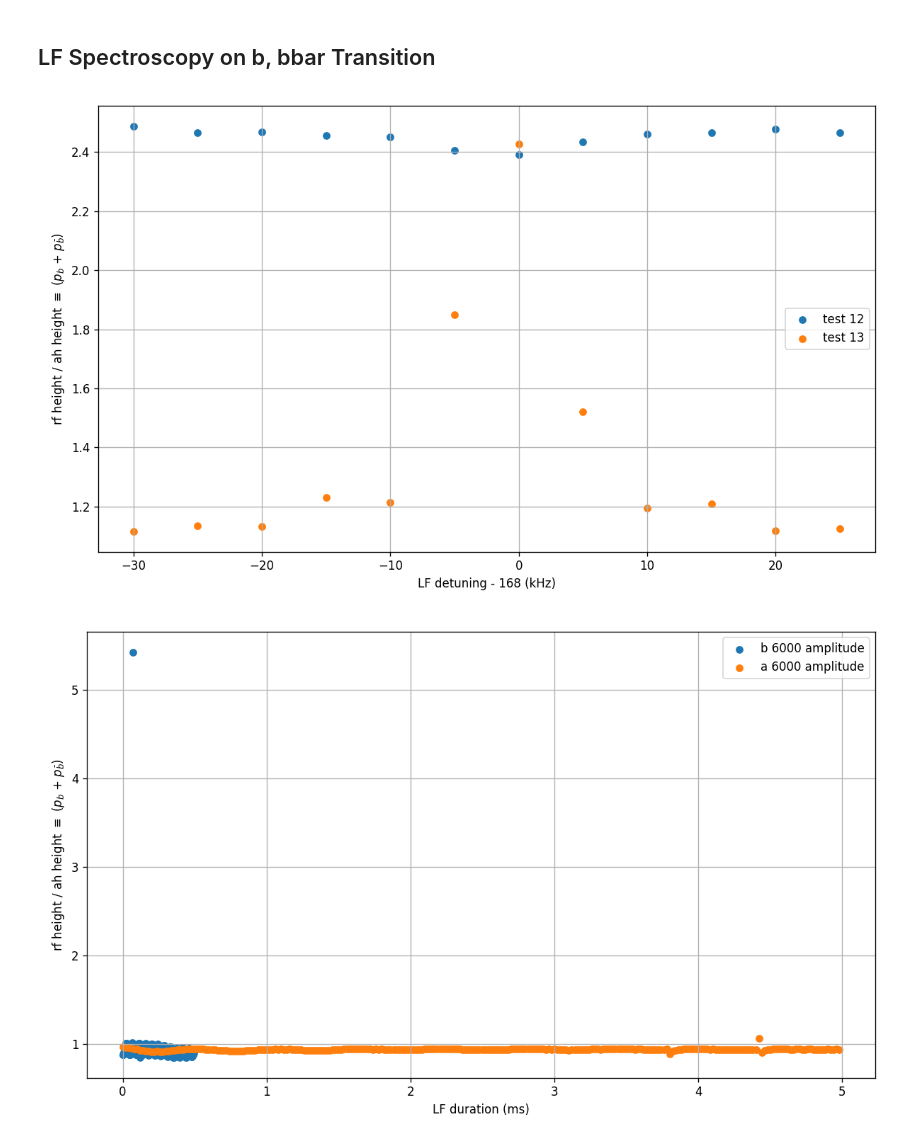
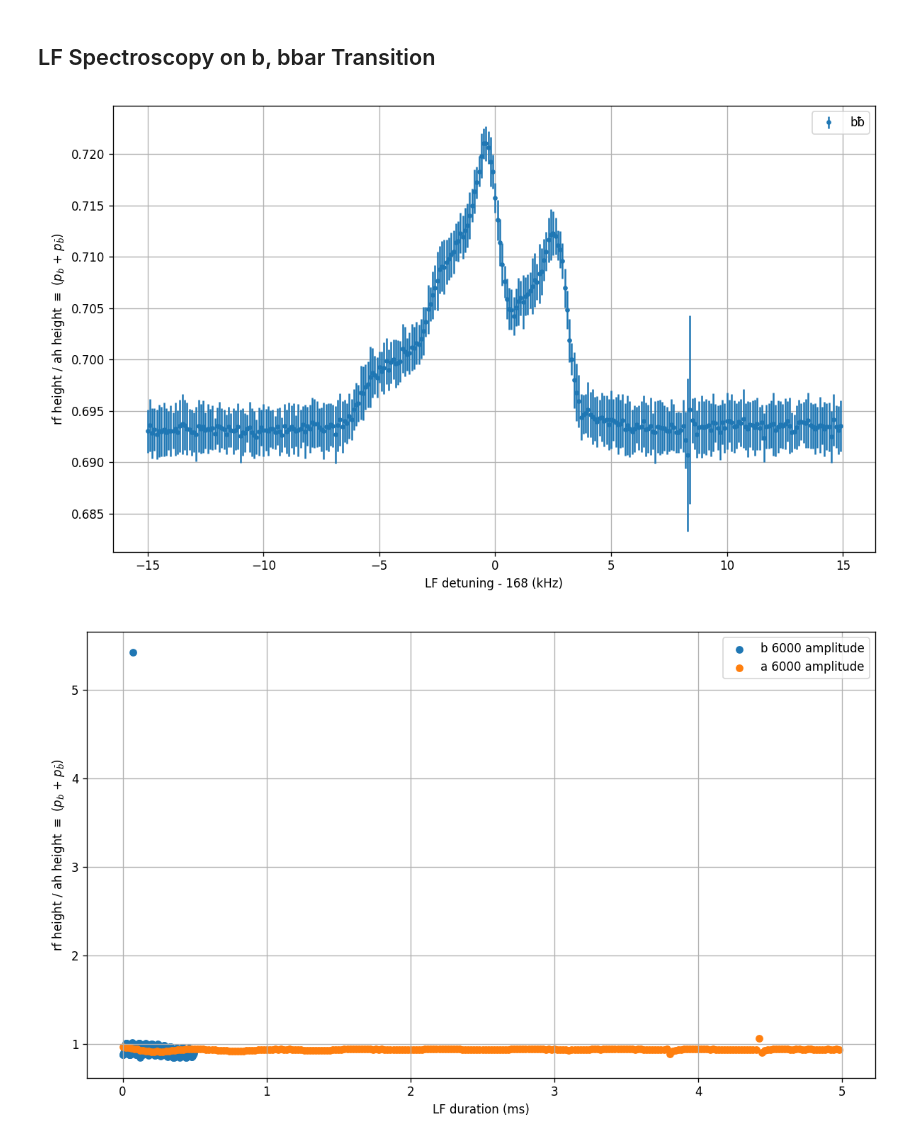
Before and after one commit to vuthalab/onix, a Jupyter notebook: analysis/lf_spectroscopy.ipynb, the cells around one changed output. Cells and saved outputs as stored; diff of their text form; code cells hidden in the pictures.

```diff
--- a/analysis/lf_spectroscopy.ipynb
+++ b/analysis/lf_spectroscopy.ipynb
@@ -290,11 +289,6 @@ data = {
     "rf test 0.5 ms, rf sweep -110 to -10, antihole rf assist": (529901, 529930),
     "rf test 0.5 ms, rf sweep -110 to -10, antihole rf assist, repeat": (529946, 529975),
     "rf test 0.5 ms, rf sweep -80 to -40, antihole rf assist": (529976, 529990),
-}
-data = {
-    # ramsey data
-    "1 ms wait, 7 us pi/2": (530343, 530366),
-    "1 ms wait, 7 us pi/2, repeat": (530367, 530396),
 }
 data = {
     #"lf test, 8000 amplitude, 30 ms": (530006, 530045),
@@ -339,40 +333,66 @@ data = {
     # "aā, 800 amplitude - 1 ms": (532428, 532487),
     # "bƀ, 60 amplitude - 1 ms": (532338, 532427)
 
-    "test 12": (534351, 534362),
-    "test 13": (534363, 534374),
+    # "test 12": (534351, 534362),
+    # "test 13": (534363, 534374),
+
+    ## DENSE
+    # "bƀ, 60 amplitude - 1 ms 1": (535187, 535486),
+    # "bƀ, 60 amplitude - 1 ms 2": (535487, 535786),
+    # "bƀ, 60 amplitude - 1 ms 3": (535787, 536086),
+    # "bƀ, 60 amplitude - 1 ms 4": (536087, 536386),
+    # "bƀ, 60 amplitude - 1 ms 5": (536387, 536686),
+
+    "bƀ": (535487, 538486)
+
 }
+
+# def averaging_ys(xs, ys):
+#     xs_unique = np.unique(xs)
+#     ys_to_avg = [[] for _ in range(len(xs_unique))]
+#     for x, y in zip(xs, ys):
+#         ys_to_avg[np.argwhere(xs_unique == x)[0][0]].append(y)
+#     ys_avg = []
+#     for y_list in ys_to_avg:
+#         ys_avg.append(np.average(y_list))
+#     ys_avg = np.array(ys_avg)
+
+#     return xs_unique, ys_avg
+
 
 def averaging_ys(xs, ys):
     xs_unique = np.unique(xs)
     ys_to_avg = [[] for _ in range(len(xs_unique))]
     for x, y in zip(xs, ys):
         ys_to_avg[np.argwhere(xs_unique == x)[0][0]].append(y)
     ys_avg = []
+    ys_std = []
     for y_list in ys_to_avg:
         ys_avg.append(np.average(y_list))
+        ys_std.append(np.std(y_list))
     ys_avg = np.array(ys_avg)
+    ys_std = np.array(ys_std)
 
-    return xs_unique, ys_avg
+    return xs_unique, ys_avg, ys_std
 
 
 fig, ax = plt.subplots(figsize = (10, 6), dpi = 120)
 for ll, (label, data_range) in enumerate(data.items()):
     data_list = data_identification_to_list(data_range)
     rf_heights, ah_heights, rf_bgs, ah_bgs, headers = rf_spectroscopy_ah_ratio(data_list)
     xs = [header["params"]["lf"]["detuning"].to("kHz").magnitude for header in headers]
     ys = rf_heights[0] / ah_heights[0]
-    xs, ys = averaging_ys(xs, ys)
-    ax.scatter(xs, ys, label=label, s = 30)
+    xs, ys, errs = averaging_ys(xs, ys)
+    ax.errorbar(xs, ys, errs, label=label, marker='.', linestyle='')
 
 ax.set_xlabel(f"LF detuning - {headers[0]["params"]["lf"]["center_frequency"].to("kHz").magnitude} (kHz)")
 ax.set_ylabel("rf height / ah height $\\equiv$ ($p_b$ + $p_\\bar{b}$)")
 ax.legend()
 ax.grid()
 plt.tight_layout()
 plt.show()
 # %% [output]
-[figure, old version]
+[figure, new version]
 # %%
 data = {
     # "lf 1000 amplitude": (530186, 530205),
```
Also changed, not shown: parts of 19 cells of this notebook, 4 other files.
